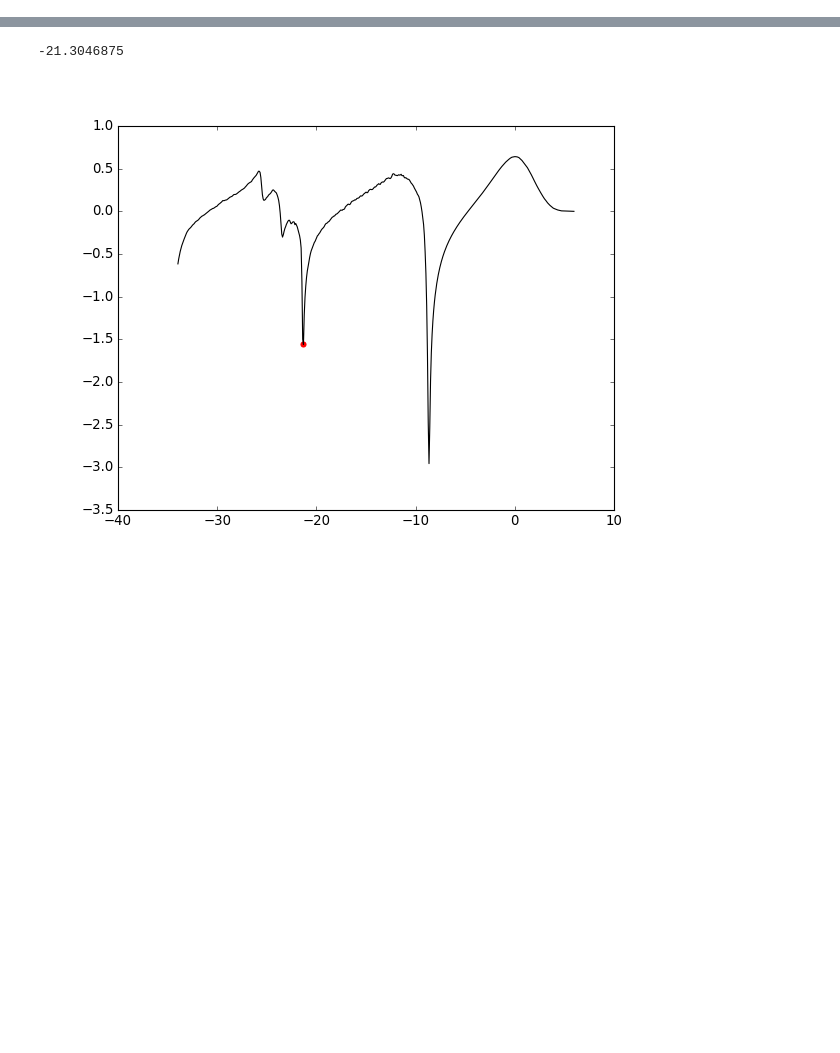
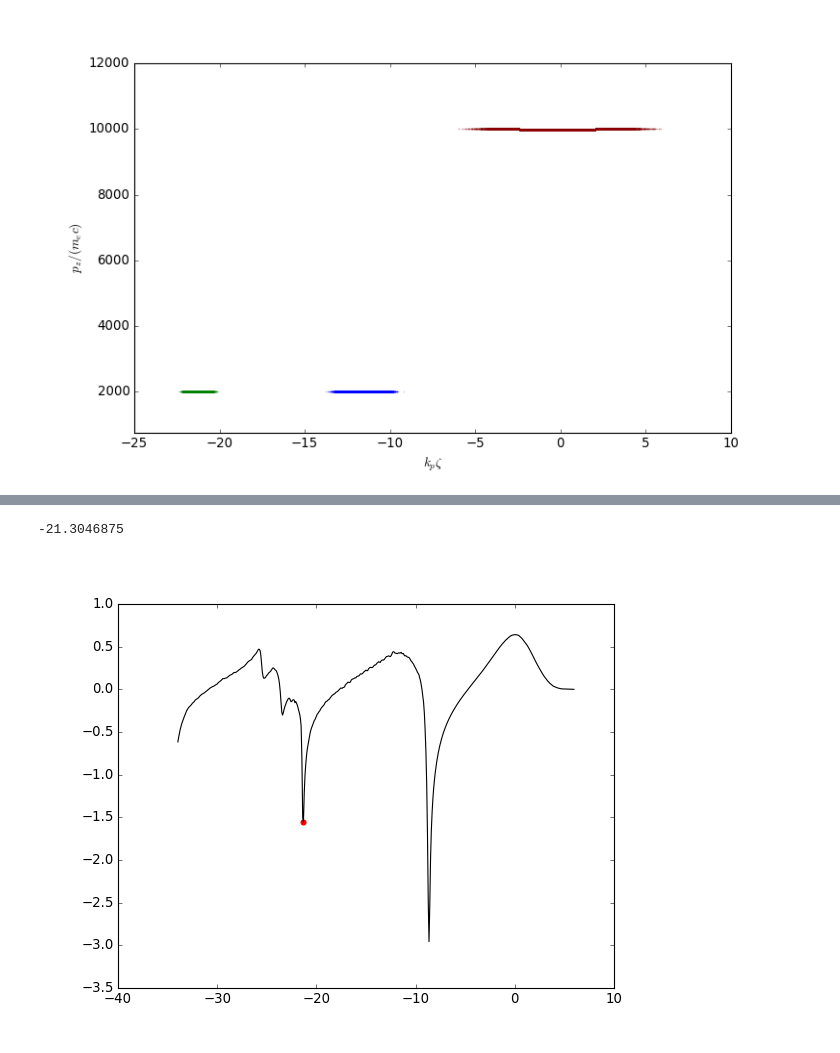
Before and after one commit to MaxVarverakis/PositronPWFA, a Jupyter notebook: brief_analysis.ipynb, the cells around one changed output, grey strips where cells are left out. Cells and saved outputs as stored; diff of their text form; code cells hidden in the pictures; blank space fills up the shorter version.

```diff
--- a/brief_analysis.ipynb
+++ b/brief_analysis.ipynb
@@ -529,0 +593,30 @@ plt.show()
+# %%
+# ffmpeg -framerate 30 -i pz_%04d.png pz.mp4
+recoveryInsitu = diag.read_file('/Users/max/HiPACE/recovery/diags/insitu/recovery/twoStep/' + 'reduced_recovery.0000.txt')
+
+# for j in range(len(recoveryInsitu['time'])):
+    # print(j)
+j = 1
+
+zd, uzd = ts.get_particle(var_list = ['z', 'uz'], species = 'drive', iteration = j)
+zw, uzw = ts.get_particle(var_list = ['z', 'uz'], species = 'witness', iteration = j)
+zw2, uzw2 = ts.get_particle(var_list = ['z', 'uz'], species = 'witness2', iteration = j)
+zr, uzr = ts.get_particle(var_list = ['z', 'uz'], species = 'recovery', iteration = j)
+
+plt.figure(figsize = (10,6))
+plt.scatter(zd, uzd, s = 0.001, edgecolor = 'darkred')
+plt.scatter(zw, uzw, s = 0.001, edgecolor = 'blue')
+plt.scatter(zw2, uzw2, s = 0.001, edgecolor = 'blue')
+plt.scatter(zr, uzr, s = 0.001, edgecolor = 'green')
+plt.xlabel('$k_p\zeta$')
+plt.ylabel('$p_z/(m_e c)$')
+
+# plt.pcolormesh(diag.z_axis(recoveryInsitu), recoveryInsitu["time"], diag.energy_spread_eV(recoveryInsitu, per_slice = True))
+# plt.pcolormesh(diag.z_axis(recoveryInsitu), recoveryInsitu["time"], diag.energy_spread_eV(recoveryInsitu, per_slice = True))
+# plt.xlim(-19.5, -15.5)
+plt.ylim(750, 12000)
+# plt.savefig(f'frames/pz_{j:04}.png', dpi = 500, bbox_inches = 'tight')
+# plt.close()
+plt.show()
+# %% [output]
+[figure, added]
```
Also changed, not shown: parts of 16 cells of this notebook, 4 other files.
